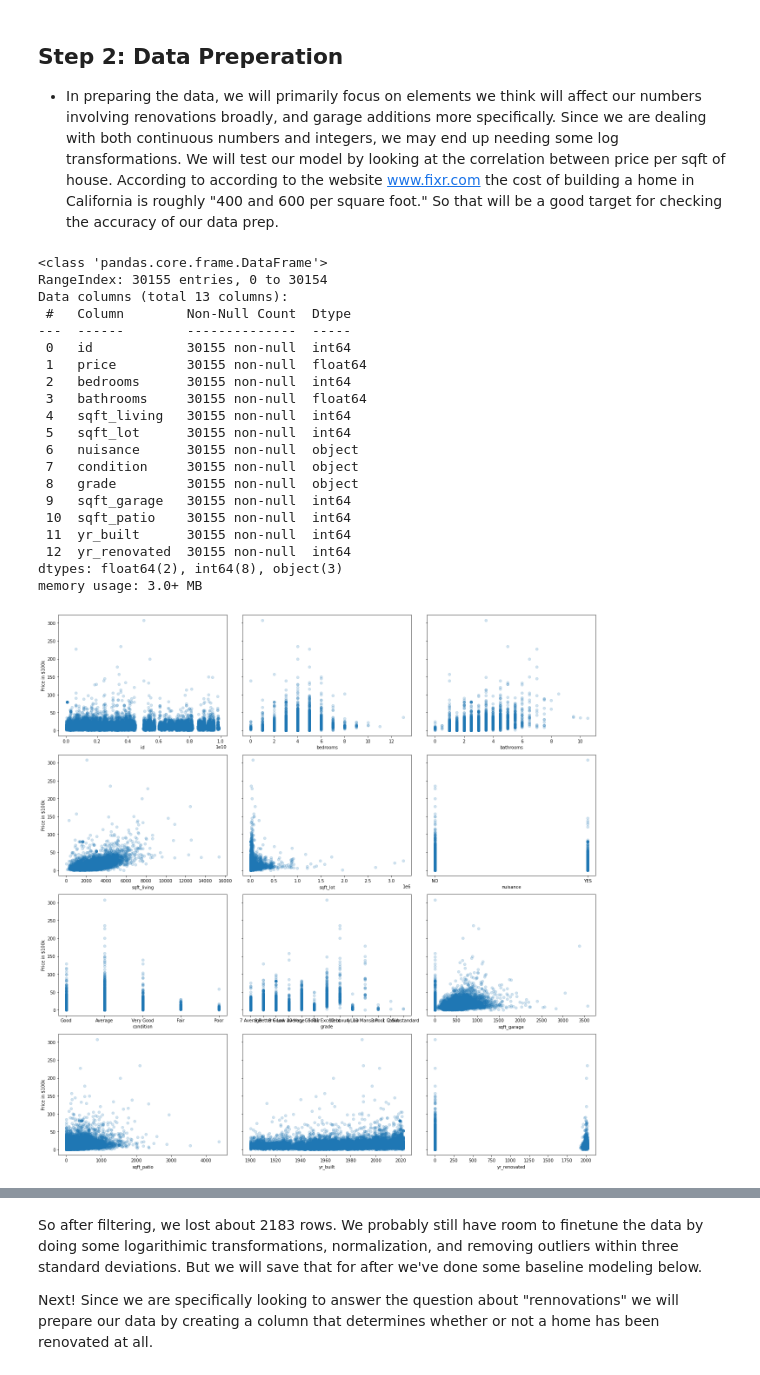
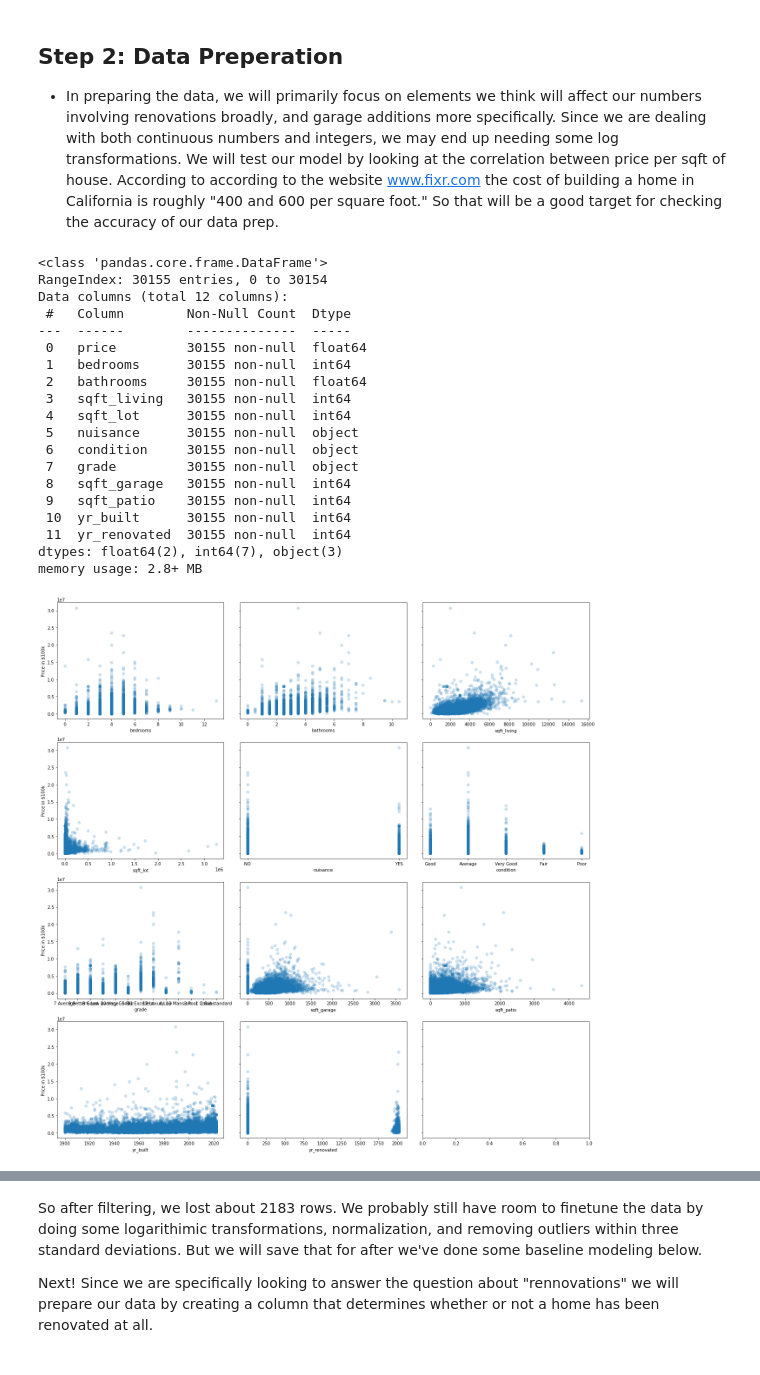
Before and after one commit to jbloewencolon/Phase-2-Project---Selling-Houses-in-Kings-County, a Jupyter notebook: Phase 2 Project - The Garage Problem.ipynb, the cells around one changed output, grey strips where cells are left out. Saved outputs shown, nothing was run; the diff lists cells and outputs as text; code cells hidden in the pictures.

```diff
--- a/Phase 2 Project - The Garage Problem.ipynb
+++ b/Phase 2 Project - The Garage Problem.ipynb
@@ -166,51 +166,50 @@ df = kcdf.copy(deep=True)
 df.drop_duplicates(subset=['id', 'date'])
 
 #Dropping Columns
-df.drop(['date', 'view', 'lat', 'long', 'floors', 'address', 'sqft_above', 'sqft_basement', 'waterfront', 'greenbelt', 'sewer_system', 'heat_source'], axis=1, inplace=True)
+df.drop(['id', 'date', 'view', 'lat', 'long', 'floors', 'address', 'sqft_above', 'sqft_basement', 'waterfront', 'greenbelt', 'sewer_system', 'heat_source'], axis=1, inplace=True)
 
 #No need to drop "NaNs" because we won't be using the sewer or heating columns.
 df.info()
 # %% [output]
 <class 'pandas.core.frame.DataFrame'>
 RangeIndex: 30155 entries, 0 to 30154
-Data columns (total 13 columns):
+Data columns (total 12 columns):
  #   Column        Non-Null Count  Dtype
 ---  ------        --------------  -----
- 0   id            30155 non-null  int64
- 1   price         30155 non-null  float64
- 2   bedrooms      30155 non-null  int64
- 3   bathrooms     30155 non-null  float64
- 4   sqft_living   30155 non-null  int64
- 5   sqft_lot      30155 non-null  int64
- 6   nuisance      30155 non-null  object
- 7   condition     30155 non-null  object
- 8   grade         30155 non-null  object
- 9   sqft_garage   30155 non-null  int64
- 10  sqft_patio    30155 non-null  int64
- 11  yr_built      30155 non-null  int64
- 12  yr_renovated  30155 non-null  int64
-dtypes: float64(2), int64(8), object(3)
-memory usage: 3.0+ MB
+ 0   price         30155 non-null  float64
+ 1   bedrooms      30155 non-null  int64
+ 2   bathrooms     30155 non-null  float64
+ 3   sqft_living   30155 non-null  int64
+ 4   sqft_lot      30155 non-null  int64
+ 5   nuisance      30155 non-null  object
+ 6   condition     30155 non-null  object
+ 7   grade         30155 non-null  object
+ 8   sqft_garage   30155 non-null  int64
+ 9   sqft_patio    30155 non-null  int64
+ 10  yr_built      30155 non-null  int64
+ 11  yr_renovated  30155 non-null  int64
+dtypes: float64(2), int64(7), object(3)
+memory usage: 2.8+ MB
 # %%
 #Visualizing new dataframe for correlations
-y = df["price"]/100000
+y = df["price"]
 x = df.drop("price", axis=1)
 
 fig, axes = plt.subplots(nrows=4, ncols=3, figsize=(18,18), sharey=True)
 
 for i, column in enumerate(x.columns):
     # Locate applicable axes
     row = i // 3
     col = i % 3
     ax = axes[row][col]
 
     # Plot feature vs. y and label axes
     ax.scatter(x[column], y, alpha=0.2)
     ax.set_xlabel(column)
     if col == 0:
         ax.set_ylabel("Price in $100k")
 
 fig.tight_layout()
 # %% [output]
-[figure, old version]
+[figure, new version]
 # %% [markdown]
```
Also changed, not shown: parts of 32 cells of this notebook, 12 other files.
